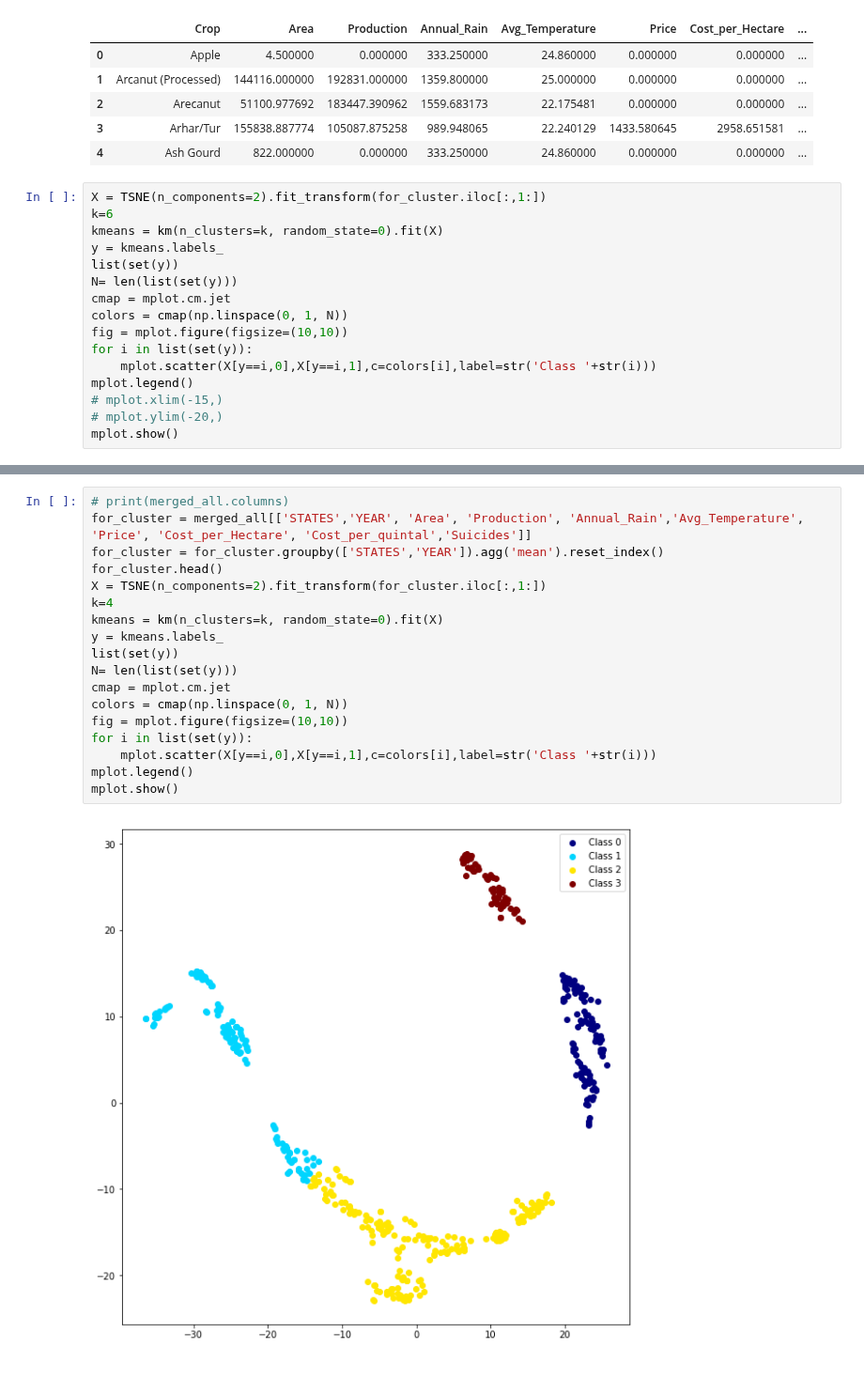
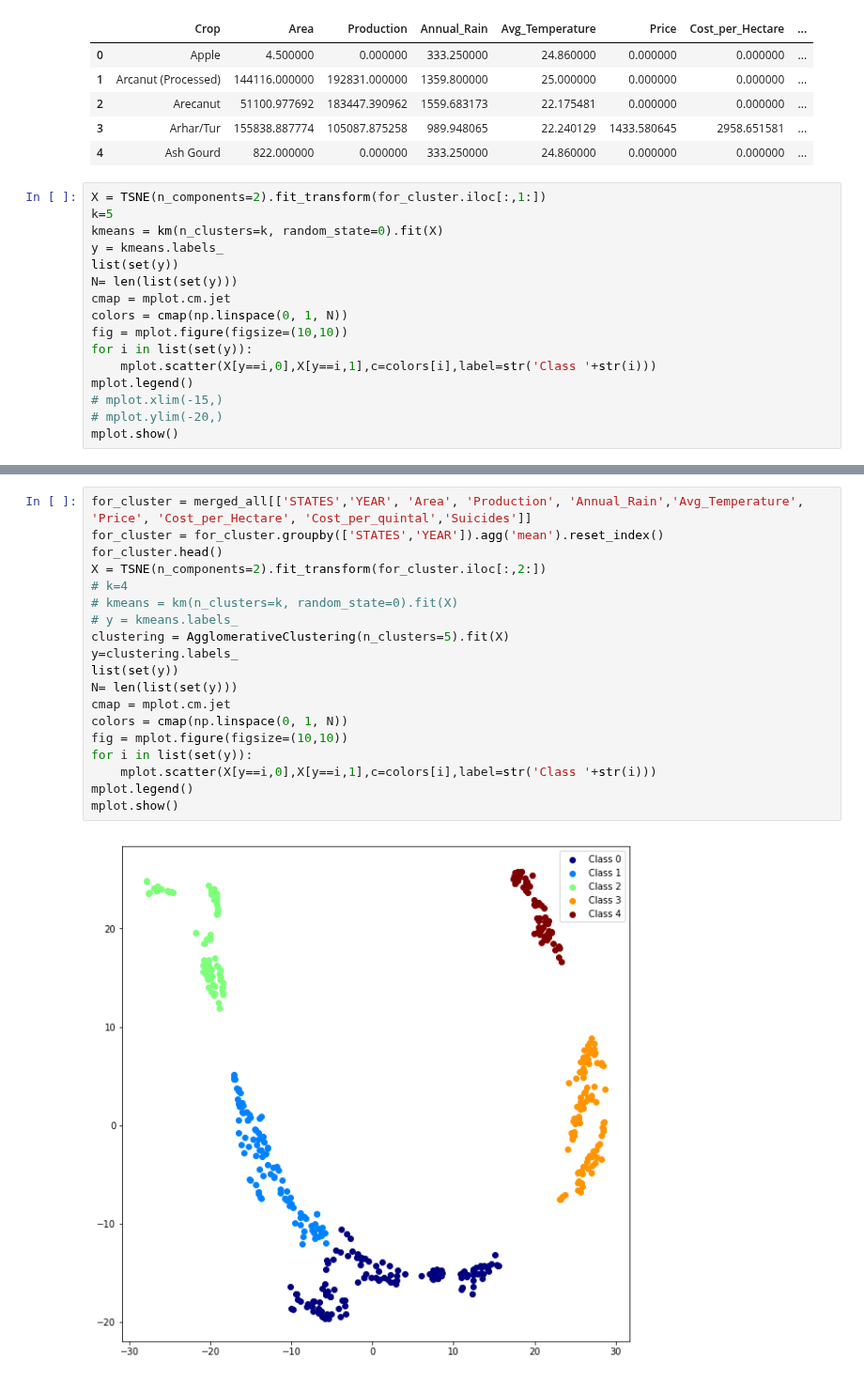
Before and after one commit to nitinvbharti/Agriculture_Analysis, a Jupyter notebook: Agro_analysis.ipynb, the cells around one changed output, grey strips where cells are left out. Shown at 94% size. Cells and saved outputs as stored; diff of their text form.

Commit message:
Update Agro_analysis.ipynb
Changed clustreing method for clustering states

```diff
--- a/Agro_analysis.ipynb
+++ b/Agro_analysis.ipynb
@@ -1186,7 +1182,7 @@ for_cluster.head()
 | 4 | Ash Gourd | 822.000000 | 0.000000 | 333.250000 | 24.860000 | 0.000000 | 0.000000 | ... |
 # %%
 X = TSNE(n_components=2).fit_transform(for_cluster.iloc[:,1:])
-k=6
+k=5
 kmeans = km(n_clusters=k, random_state=0).fit(X)
 y = kmeans.labels_
 list(set(y))
@@ -1221,23 +1218,24 @@ Cluster  5 ['Cardamom', 'Ricebean (nagadal)', 'Kapas', 'Blackgram', 'Pome Granet
 # %%
-# print(merged_all.columns)
 for_cluster = merged_all[['STATES','YEAR', 'Area', 'Production', 'Annual_Rain','Avg_Temperature', 'Price', 'Cost_per_Hectare', 'Cost_per_quintal','Suicides']]
 for_cluster = for_cluster.groupby(['STATES','YEAR']).agg('mean').reset_index()
 for_cluster.head()
-X = TSNE(n_components=2).fit_transform(for_cluster.iloc[:,1:])
-k=4
-kmeans = km(n_clusters=k, random_state=0).fit(X)
-y = kmeans.labels_
+X = TSNE(n_components=2).fit_transform(for_cluster.iloc[:,2:])
+# k=4
+# kmeans = km(n_clusters=k, random_state=0).fit(X)
+# y = kmeans.labels_
+clustering = AgglomerativeClustering(n_clusters=5).fit(X)
+y=clustering.labels_
 list(set(y))
 N= len(list(set(y)))
 cmap = mplot.cm.jet
 colors = cmap(np.linspace(0, 1, N))
 fig = mplot.figure(figsize=(10,10))
 for i in list(set(y)):
     mplot.scatter(X[y==i,0],X[y==i,1],c=colors[i],label=str('Class '+str(i)))
 mplot.legend()
 mplot.show()
 # %% [output]
-[figure, old version]
+[figure, new version]
 # %%
 #### Crops falling in same cluster
 for i in range(k):
```
Also changed, not shown: parts of 11 cells of this notebook.
